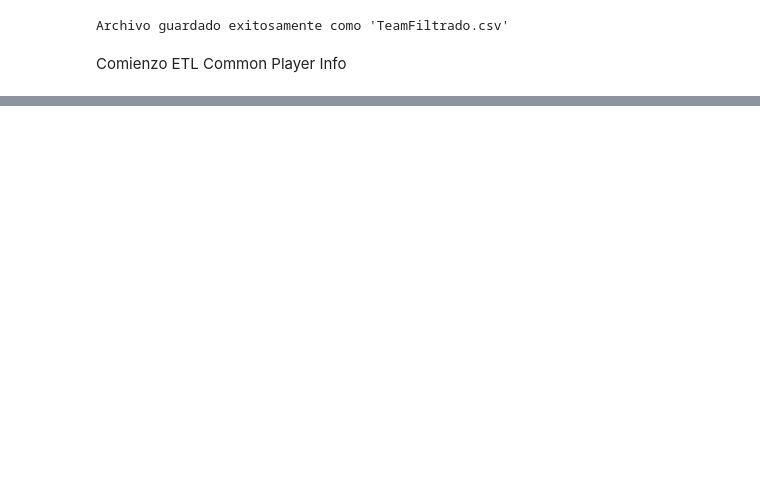
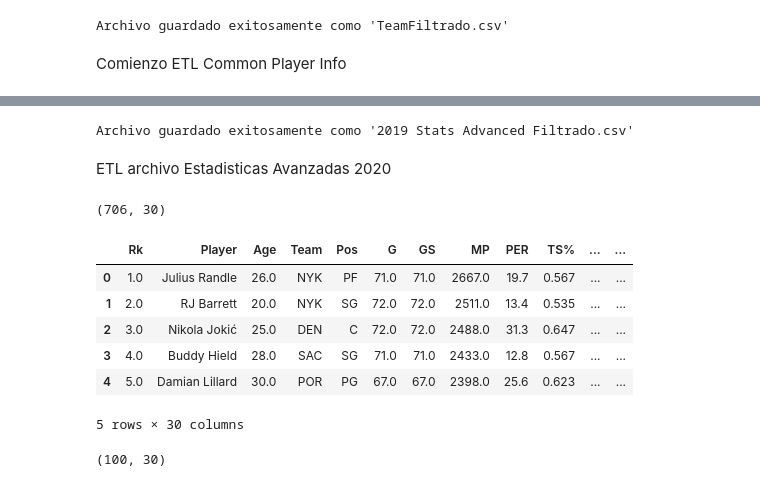
Before and after one commit to Gabriel-Sanmartino/Moneyball-NBA-Valor-y-Eficiencia, a Jupyter notebook: ETL.ipynb, the cells around one changed output, grey strips where cells are left out. Saved outputs shown, nothing was run; the diff lists cells and outputs as text; code cells hidden in the pictures; blank space fills up the shorter version.

```diff
--- a/ETL.ipynb
+++ b/ETL.ipynb
@@ -95,0 +1023,39 @@ Archivo guardado exitosamente como 'CommonPlayerFiltrado.csv'
+# %%
+# Guardar los datos filtrados en un archivo con el nombre Stats Advanced Filtrado.csv a fin de poder utilizarlo luego
+
+df_Stats_adv_filt_2019.to_csv('2019 Stats Advanced Filtrado.csv', index=False)
+
+# Confirmación
+print("Archivo guardado exitosamente como '2019 Stats Advanced Filtrado.csv'")
+# %% [output]
+Archivo guardado exitosamente como '2019 Stats Advanced Filtrado.csv'
+# %% [markdown]
+ETL archivo Estadisticas Avanzadas 2020
+# %%
+#Leer el archivo de trabajo:
+df_Stats_Adv_2020 = pd.read_csv('2020-21 NBA Player Stats Advanced.csv')
+# %%
+# Para comprobar que cantidad de registros y columnas tiene el dataset cargado:
+
+df_Stats_Adv_2020.shape
+# %% [output]
+(706, 30)
+# %%
+#Una vez cargado el dataset, y comprobado su tamaño, se procede a verificar el contenido con una vista truncada:
+df_Stats_Adv_2020.head()
+# %% [output]
+|  | Rk | Player | Age | Team | Pos | G | GS | MP | PER | TS% | ... | ... |
+| 0 | 1.0 | Julius Randle | 26.0 | NYK | PF | 71.0 | 71.0 | 2667.0 | 19.7 | 0.567 | ... | ... |
+| 1 | 2.0 | RJ Barrett | 20.0 | NYK | SG | 72.0 | 72.0 | 2511.0 | 13.4 | 0.535 | ... | ... |
+| 2 | 3.0 | Nikola Jokić | 25.0 | DEN | C | 72.0 | 72.0 | 2488.0 | 31.3 | 0.647 | ... | ... |
+| 3 | 4.0 | Buddy Hield | 28.0 | SAC | SG | 71.0 | 71.0 | 2433.0 | 12.8 | 0.567 | ... | ... |
+| 4 | 5.0 | Damian Lillard | 30.0 | POR | PG | 67.0 | 67.0 | 2398.0 | 25.6 | 0.623 | ... | ... |
+5 rows × 30 columns
+# %%
+# Selecciona y filtrar los años/equipos que se trabajarán en el proyecto:
+
+lista_filtro_equipos_Stats = ['BOS', 'DEN', 'MIN', 'NYK', 'OKC']
+df_Stats_adv_filt_2020 = df_Stats_Adv_2020[df_Stats_Adv_2020['Team'].isin(lista_filtro_equipos_Stats)]
+df_Stats_adv_filt_2020.shape
+# %% [output]
+(100, 30)
```
Also changed, not shown: parts of 129 cells of this notebook.
